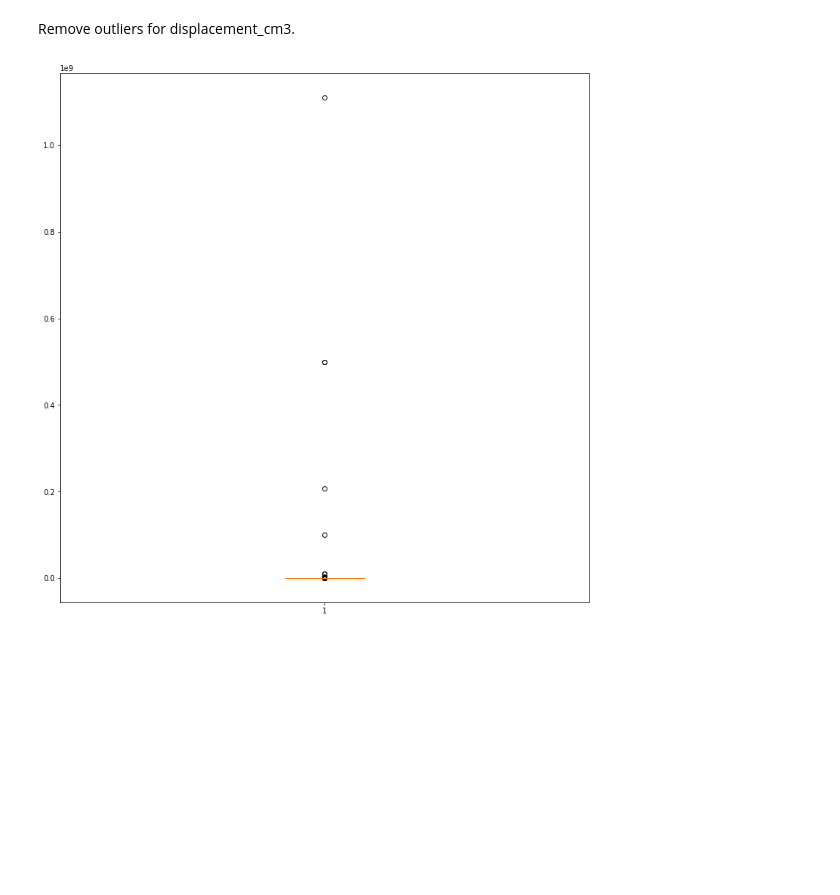
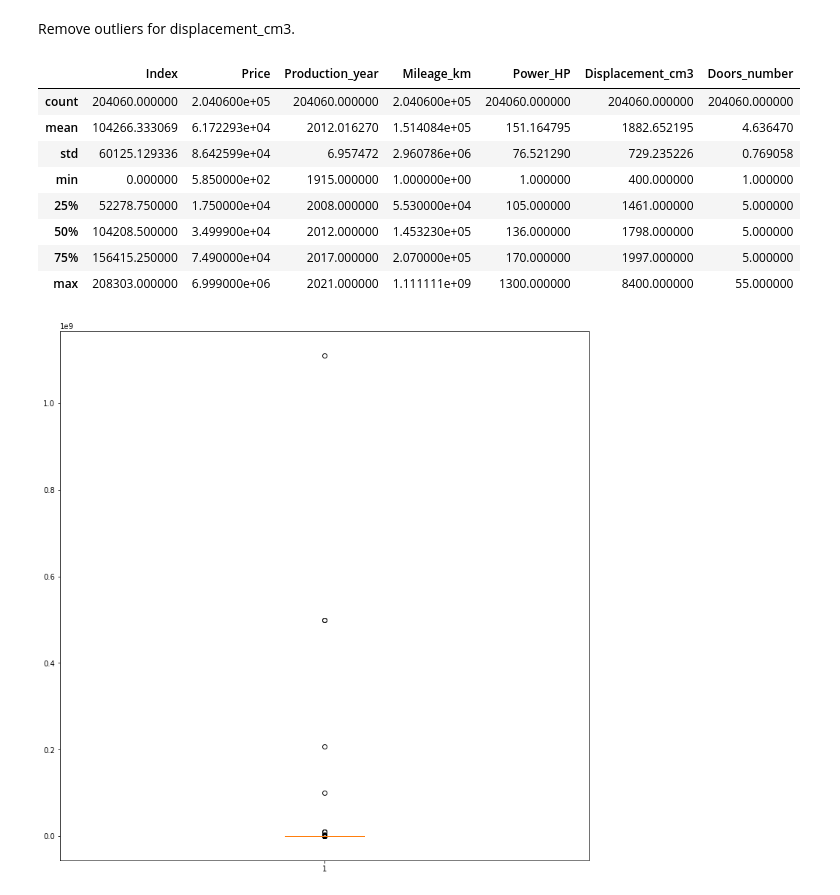
Before and after one commit to ssary/poland-cars-sales-EDA, a Jupyter notebook: Assignment1.ipynb, the cells around one changed output. Saved outputs shown, nothing was run; the diff lists cells and outputs as text; code cells hidden in the pictures; blank space fills up the shorter version.

```diff
--- a/Assignment1.ipynb
+++ b/Assignment1.ipynb
@@ -267,6 +267,18 @@ Let's see columns [Price, Production_year, Mileage_km, Power_HP] with boxplot.
 droped_df = df.dropna()
 # %% [markdown]
 Remove outliers for displacement_cm3.
+# %%
+droped_df.describe()
+# %% [output]
+|  | Index | Price | Production_year | Mileage_km | Power_HP | Displacement_cm3 | Doors_number |
+| count | 204060.000000 | 2.040600e+05 | 204060.000000 | 2.040600e+05 | 204060.000000 | 204060.000000 | 204060.000000 |
+| mean | 104266.333069 | 6.172293e+04 | 2012.016270 | 1.514084e+05 | 151.164795 | 1882.652195 | 4.636470 |
+| std | 60125.129336 | 8.642599e+04 | 6.957472 | 2.960786e+06 | 76.521290 | 729.235226 | 0.769058 |
+| min | 0.000000 | 5.850000e+02 | 1915.000000 | 1.000000e+00 | 1.000000 | 400.000000 | 1.000000 |
+| 25% | 52278.750000 | 1.750000e+04 | 2008.000000 | 5.530000e+04 | 105.000000 | 1461.000000 | 5.000000 |
+| 50% | 104208.500000 | 3.499900e+04 | 2012.000000 | 1.453230e+05 | 136.000000 | 1798.000000 | 5.000000 |
+| 75% | 156415.250000 | 7.490000e+04 | 2017.000000 | 2.070000e+05 | 170.000000 | 1997.000000 | 5.000000 |
+| max | 208303.000000 | 6.999000e+06 | 2021.000000 | 1.111111e+09 | 1300.000000 | 8400.000000 | 55.000000 |
 # %%
 import matplotlib.pyplot as plt
 import numpy as np
```
Also changed, not shown: parts of 5 cells of this notebook.
